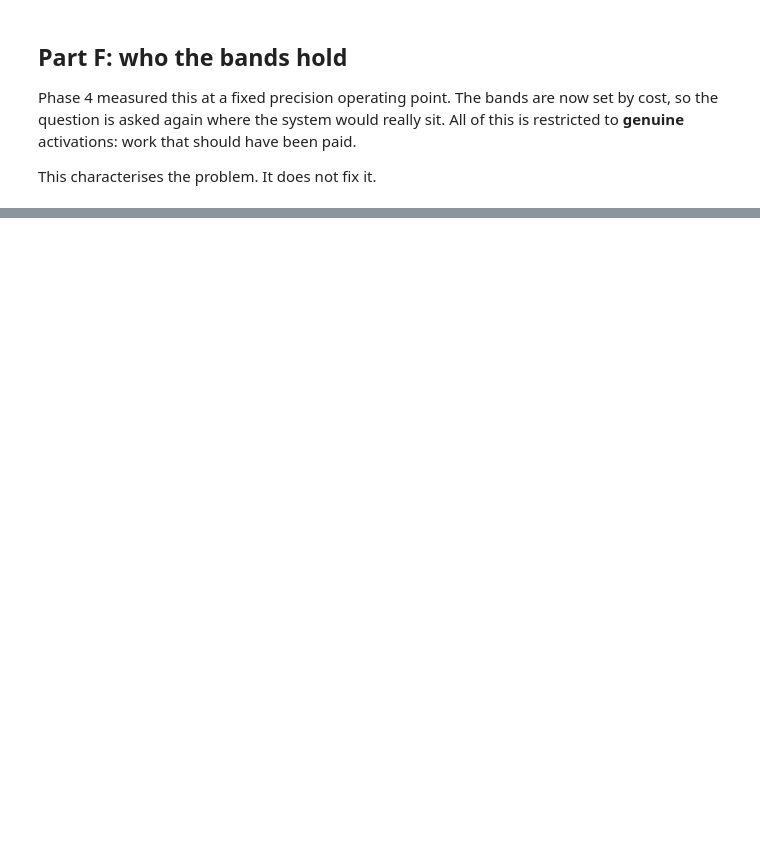
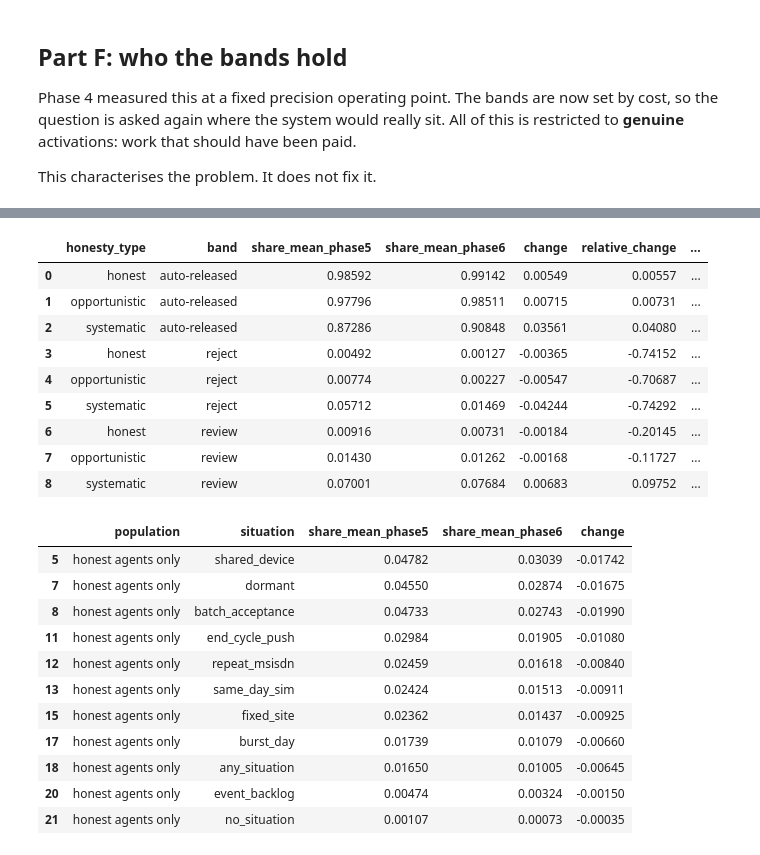
Before and after one commit to Brown-Wangeci/commission-app, a Jupyter notebook: notebooks/03_calibration_bands_and_fairness.ipynb, the cells around one changed output, grey strips where cells are left out. Drawn from its saved outputs; the diff is of its cells as text; code cells hidden in the pictures; blank space fills up the shorter version.

```diff
--- a/notebooks/03_calibration_bands_and_fairness.ipynb
+++ b/notebooks/03_calibration_bands_and_fairness.ipynb
@@ -616,0 +695,28 @@ fair_queue.round(4)
+# %%
+comparison_honesty = read("comparison_fairness_by_honesty")
+display(comparison_honesty.round(5))
+held = read("comparison_fairness_held_totals")
+held[held["population"] == "honest agents only"].round(5)
+# %% [output]
+|  | honesty_type | band | share_mean_phase5 | share_mean_phase6 | change | relative_change | ... |
+| 0 | honest | auto-released | 0.98592 | 0.99142 | 0.00549 | 0.00557 | ... |
+| 1 | opportunistic | auto-released | 0.97796 | 0.98511 | 0.00715 | 0.00731 | ... |
+| 2 | systematic | auto-released | 0.87286 | 0.90848 | 0.03561 | 0.04080 | ... |
+| 3 | honest | reject | 0.00492 | 0.00127 | -0.00365 | -0.74152 | ... |
+| 4 | opportunistic | reject | 0.00774 | 0.00227 | -0.00547 | -0.70687 | ... |
+| 5 | systematic | reject | 0.05712 | 0.01469 | -0.04244 | -0.74292 | ... |
+| 6 | honest | review | 0.00916 | 0.00731 | -0.00184 | -0.20145 | ... |
+| 7 | opportunistic | review | 0.01430 | 0.01262 | -0.00168 | -0.11727 | ... |
+| 8 | systematic | review | 0.07001 | 0.07684 | 0.00683 | 0.09752 | ... |
+|  | population | situation | share_mean_phase5 | share_mean_phase6 | change |
+| 5 | honest agents only | shared_device | 0.04782 | 0.03039 | -0.01742 |
+| 7 | honest agents only | dormant | 0.04550 | 0.02874 | -0.01675 |
+| 8 | honest agents only | batch_acceptance | 0.04733 | 0.02743 | -0.01990 |
+| 11 | honest agents only | end_cycle_push | 0.02984 | 0.01905 | -0.01080 |
+| 12 | honest agents only | repeat_msisdn | 0.02459 | 0.01618 | -0.00840 |
+| 13 | honest agents only | same_day_sim | 0.02424 | 0.01513 | -0.00911 |
+| 15 | honest agents only | fixed_site | 0.02362 | 0.01437 | -0.00925 |
+| 17 | honest agents only | burst_day | 0.01739 | 0.01079 | -0.00660 |
+| 18 | honest agents only | any_situation | 0.01650 | 0.01005 | -0.00645 |
+| 20 | honest agents only | event_backlog | 0.00474 | 0.00324 | -0.00150 |
+| 21 | honest agents only | no_situation | 0.00107 | 0.00073 | -0.00035 |
```
Also changed, not shown: parts of 24 cells of this notebook, 34 other files.
